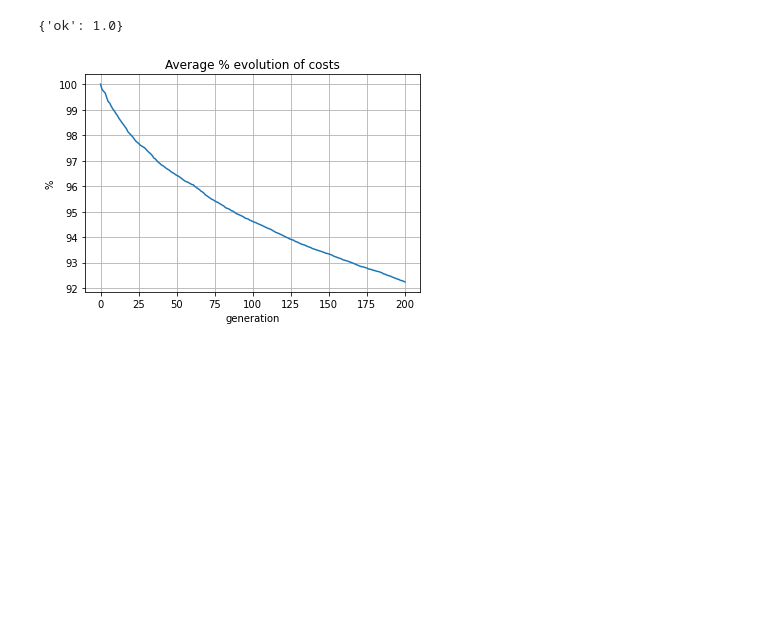
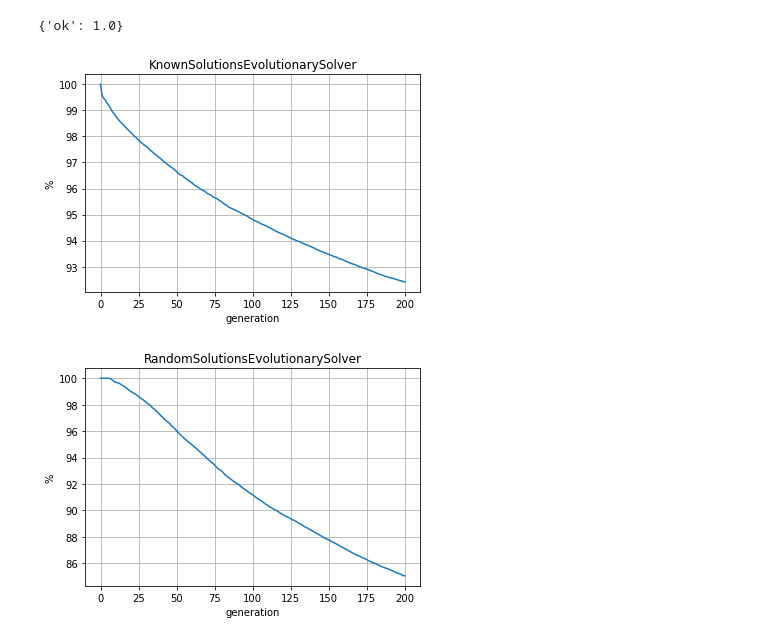
Before and after one commit to mikhailnefedov/OneTrainTransferProblemGenerator, a Jupyter notebook: python_backend/visualization_notebook.ipynb, the cells around one changed output. Saved outputs shown, nothing was run; the diff lists cells and outputs as text; code cells hidden in the pictures; blank space fills up the shorter version.

Commit message:
Add comparison random and known start

```diff
--- a/python_backend/visualization_notebook.ipynb
+++ b/python_backend/visualization_notebook.ipynb
@@ -4,7 +4,7 @@ import numpy as np
 import matplotlib.pyplot as plt
 # %%
 # VARIABLES CONFIGURATION
-experiment_id = "06-07-test"
+experiment_id = "10-07-50"
 # %%
 from pymongo.mongo_client import MongoClient
 from pymongo.server_api import ServerApi
@@ -18,8 +18,6 @@ client.admin.command('ping')
 # %%
 db = client.test
 historical_evolution_data = db.historicalEvolutionData
-
-data = historical_evolution_data.find({"experimentId" : experiment_id})
 
 def convert_cost_values_to_percentages(costs):
     percentage_values = []
@@ -32,19 +30,27 @@ def convert_to_percentages(array):
     for i in range(0, len(array)):
         array[i] = convert_cost_values_to_percentages(array[i])
 
-
-cost_data = list(map(lambda x: x["costData"], data))
-convert_to_percentages(cost_data)
-percentages = np.array(cost_data)
-average_percentages = np.mean(percentages, axis=0)
+def get_percentages_by_solver(solver_name):
+    data = historical_evolution_data.find({"experimentId" : experiment_id, "solverName" : solver_name})
+    cost_data = list(map(lambda x: x["costData"], data))
+    convert_to_percentages(cost_data)
+    percentages = np.array(cost_data)
+    return np.mean(percentages, axis=0)
 # %%
-fig, ax = plt.subplots()
-ax.plot(average_percentages)
+def create_percentage_plot(solver_name):
+    fig, ax = plt.subplots()
+    average_percentages = get_percentages_by_solver(solver_name)
+    ax.plot(average_percentages)
 
-ax.set(xlabel='generation', ylabel='%',
-       title='Average % evolution of costs')
-ax.grid()
+    ax.set(xlabel='generation', ylabel='%',
+       title= solver_name)
+    ax.grid()
 
-plt.show()
+    plt.show()
+
+
+create_percentage_plot("KnownSolutionsEvolutionarySolver")
+create_percentage_plot("RandomSolutionsEvolutionarySolver")
 # %% [output]
-[figure, old version]
+[figure, new version]
+[figure, added]
```
Also changed, not shown: parts of 1 cell of this notebook.
